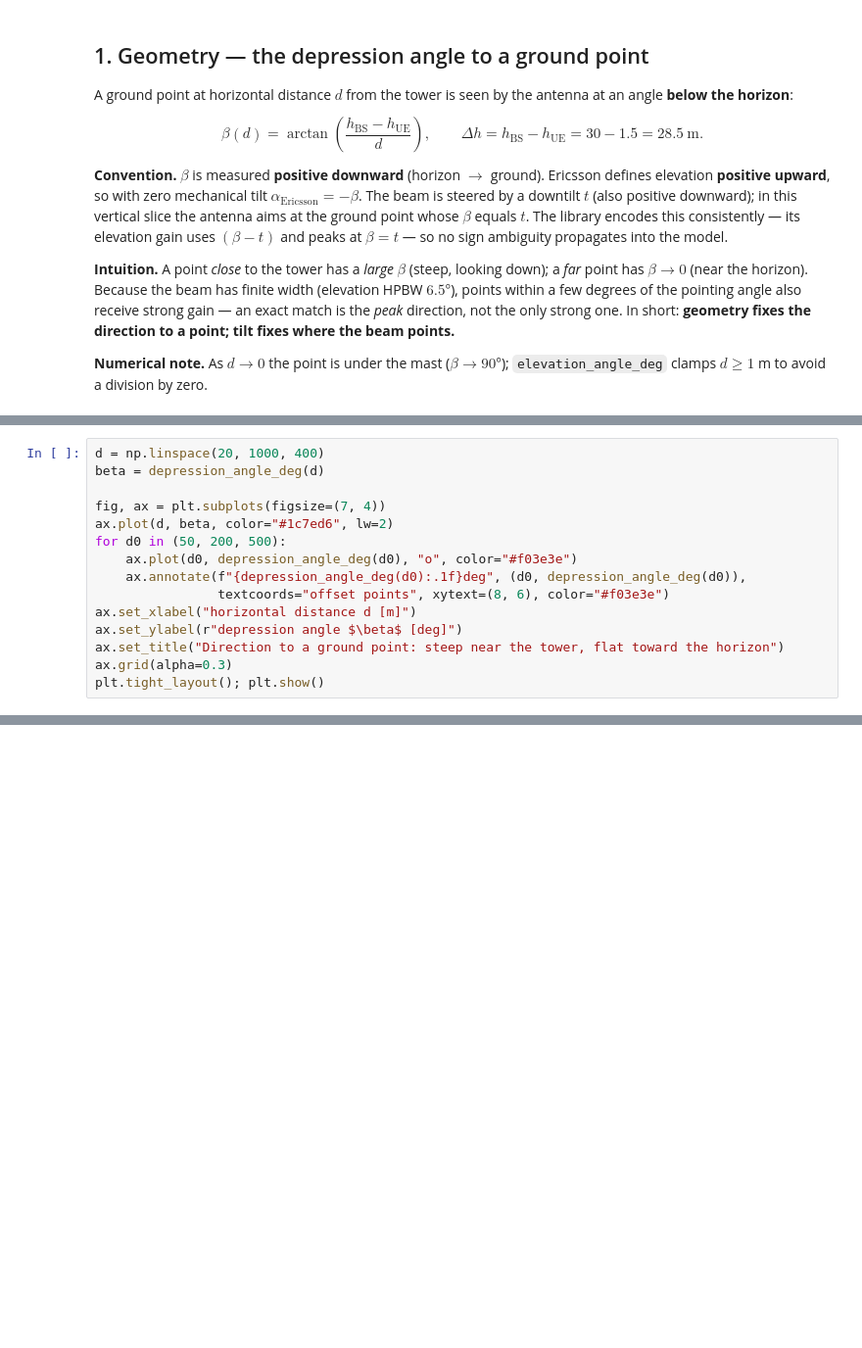
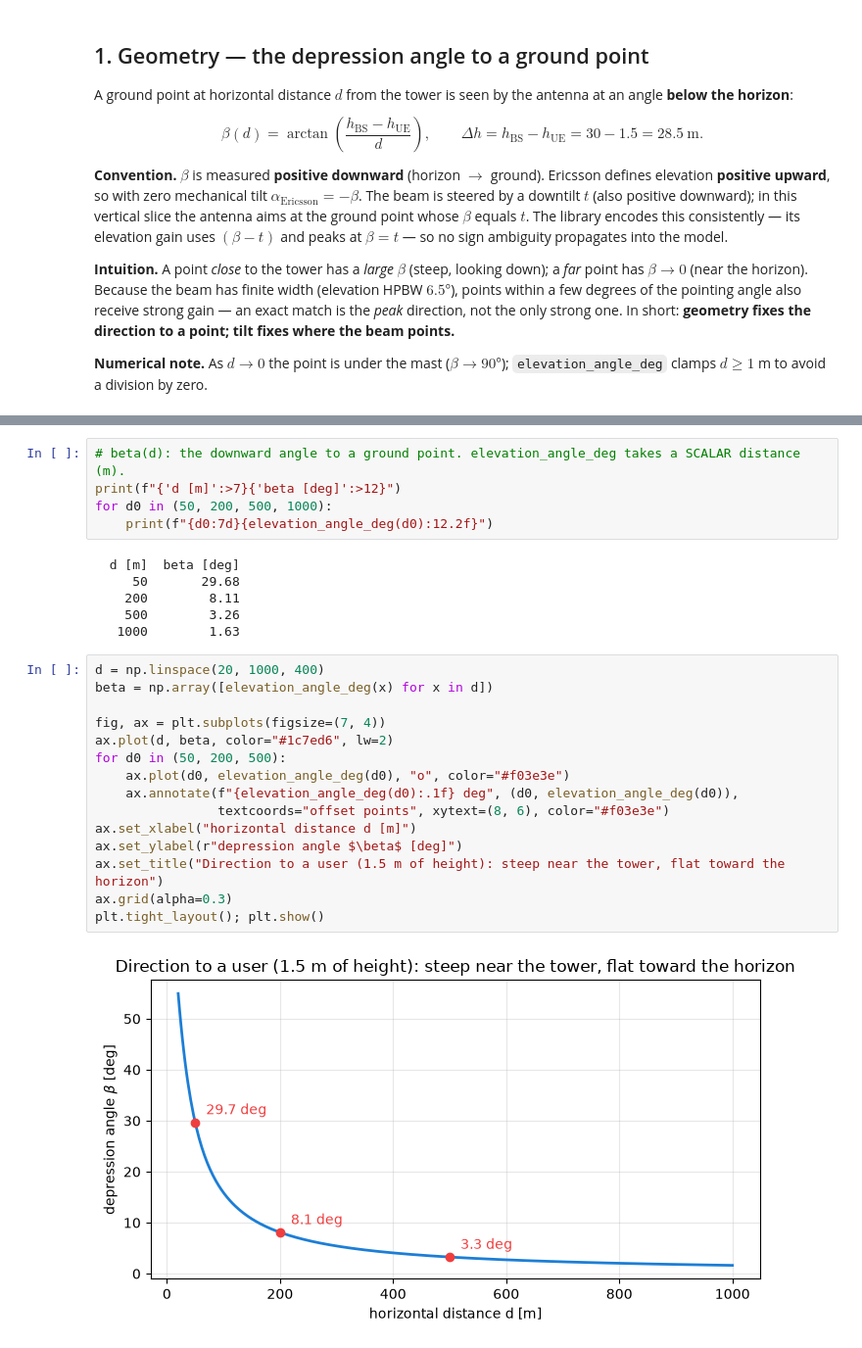
Before and after one commit to Rom5Leo/Telecom_Optimization, a Jupyter notebook: notebooks/antenna_tilt/01_one_antenna.ipynb, the cells around one changed output, grey strips where cells are left out. Shown at 98% size. Drawn from its saved outputs; the diff is of its cells as text; blank space fills up the shorter version.

```diff
--- a/notebooks/antenna_tilt/01_one_antenna.ipynb
+++ b/notebooks/antenna_tilt/01_one_antenna.ipynb
@@ -80,15 +45,0 @@ Matches telecomopt.rf.elevation_angle_deg to floating-point precision.
-# %%
-d = np.linspace(20, 1000, 400)
-beta = depression_angle_deg(d)
-
-fig, ax = plt.subplots(figsize=(7, 4))
-ax.plot(d, beta, color="#1c7ed6", lw=2)
-for d0 in (50, 200, 500):
-    ax.plot(d0, depression_angle_deg(d0), "o", color="#f03e3e")
-    ax.annotate(f"{depression_angle_deg(d0):.1f}deg", (d0, depression_angle_deg(d0)),
-                textcoords="offset points", xytext=(8, 6), color="#f03e3e")
-ax.set_xlabel("horizontal distance d [m]")
-ax.set_ylabel(r"depression angle $\beta$ [deg]")
-ax.set_title("Direction to a ground point: steep near the tower, flat toward the horizon")
-ax.grid(alpha=0.3)
-plt.tight_layout(); plt.show()
@@ -97,2 +57,30 @@ plt.tight_layout(); plt.show()
+# %%
+# beta(d): the downward angle to a ground point. elevation_angle_deg takes a SCALAR distance (m).
+print(f"{'d [m]':>7}{'beta [deg]':>12}")
+for d0 in (50, 200, 500, 1000):
+    print(f"{d0:7d}{elevation_angle_deg(d0):12.2f}")
+# %% [output]
+  d [m]  beta [deg]
+     50       29.68
+    200        8.11
+    500        3.26
+   1000        1.63
+# %%
+d = np.linspace(20, 1000, 400)
+beta = np.array([elevation_angle_deg(x) for x in d])
+
+fig, ax = plt.subplots(figsize=(7, 4))
+ax.plot(d, beta, color="#1c7ed6", lw=2)
+for d0 in (50, 200, 500):
+    ax.plot(d0, elevation_angle_deg(d0), "o", color="#f03e3e")
+    ax.annotate(f"{elevation_angle_deg(d0):.1f} deg", (d0, elevation_angle_deg(d0)),
+                textcoords="offset points", xytext=(8, 6), color="#f03e3e")
+ax.set_xlabel("horizontal distance d [m]")
+ax.set_ylabel(r"depression angle $\beta$ [deg]")
+ax.set_title("Direction to a user (1.5 m of height): steep near the tower, flat toward the horizon")
+ax.grid(alpha=0.3)
+plt.tight_layout(); plt.show()
+# %% [output]
+[figure, added]
 # %% [markdown]
 **Reading the curve.** $\beta$ falls off quickly at first and then flattens: for large $d$,
```
Also changed, not shown: parts of 10 cells of this notebook.
